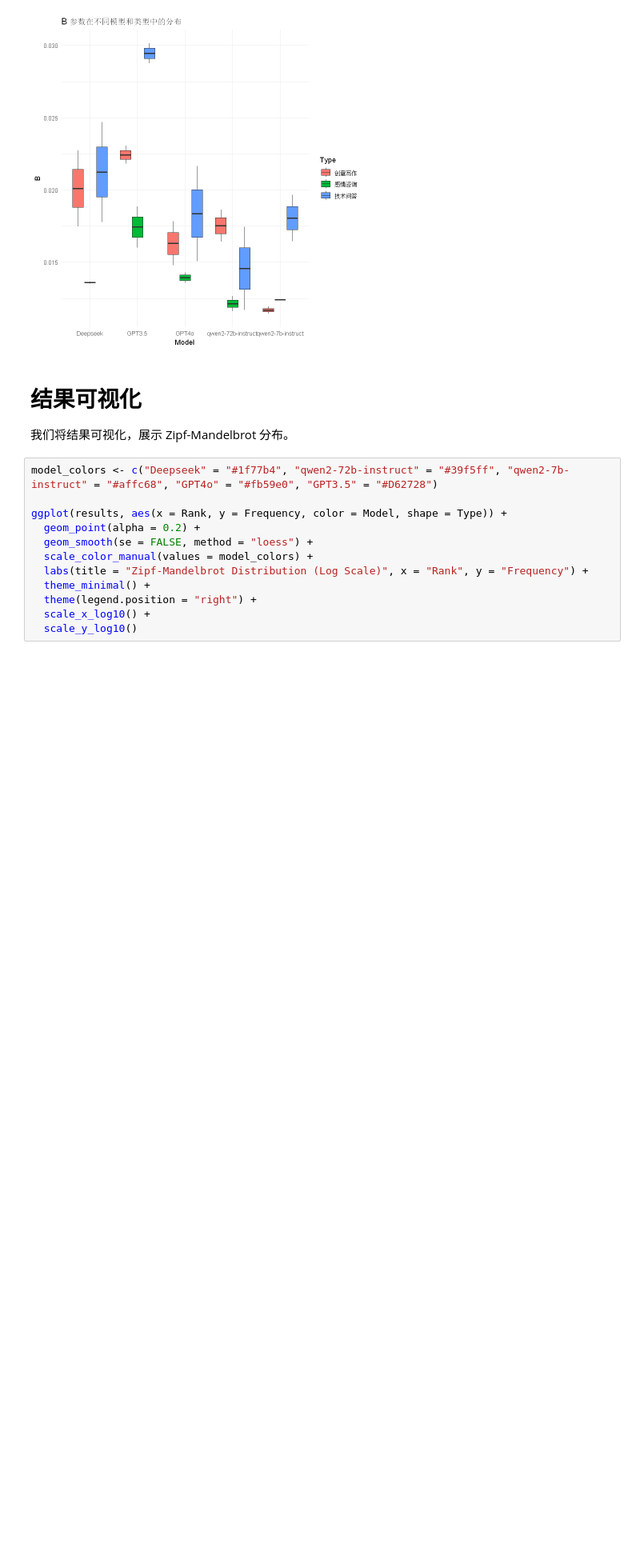
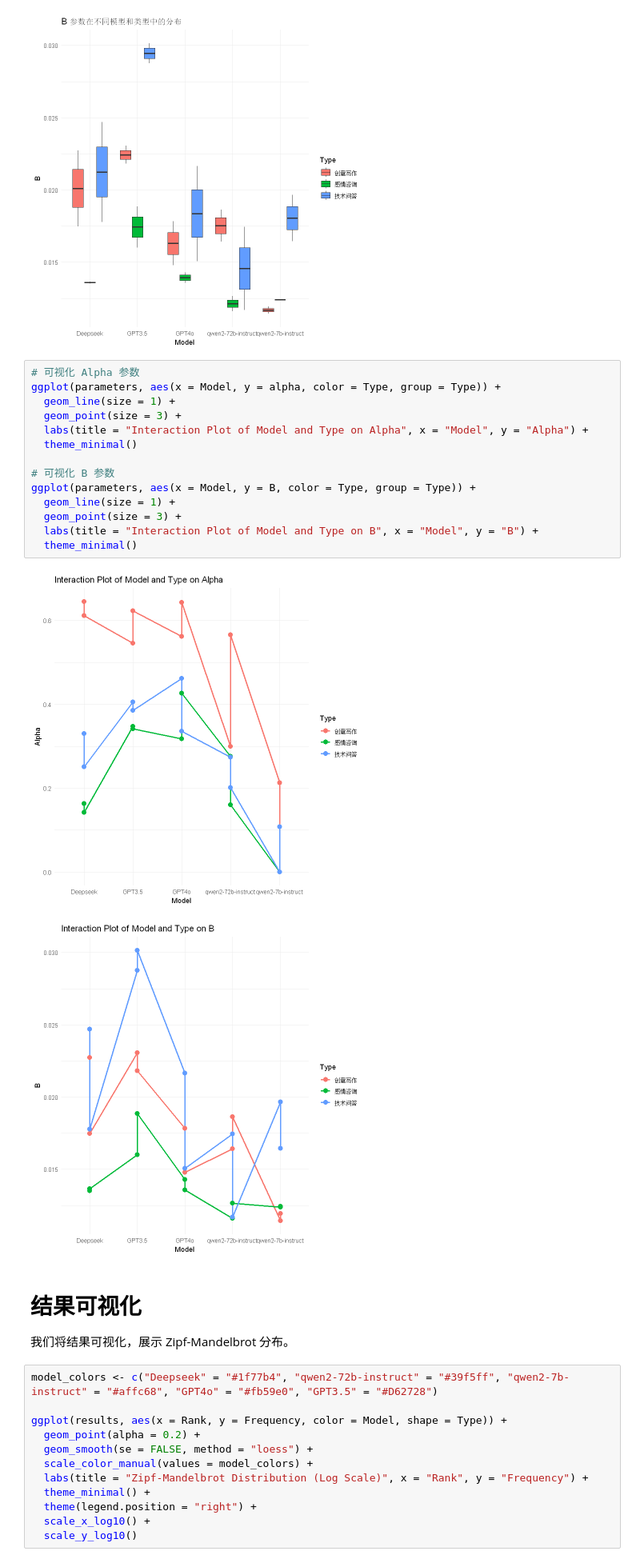
Before and after one commit to exusiaiwei/journey-learning-log, a Jupyter notebook: Doing/python/LLM_QL/Zipf-Mandelbrot.ipynb, the cells around one changed output. Shown at 80% size. Drawn from its saved outputs; the diff is of its cells as text; blank space fills up the shorter version.

Commit message:
✨ feat(zipf-mandelbrot.ipynb): Implement plot code for parameter Alpha and B

```diff
--- a/Doing/python/LLM_QL/Zipf-Mandelbrot.ipynb
+++ b/Doing/python/LLM_QL/Zipf-Mandelbrot.ipynb
@@ -246,6 +246,23 @@ ggplot(parameters, aes(x = Model, y = B, fill = Type)) +
 # %% [output]
 [figure]
 [figure]
+# %%
+# 可视化 Alpha 参数
+ggplot(parameters, aes(x = Model, y = alpha, color = Type, group = Type)) +
+  geom_line(size = 1) +
+  geom_point(size = 3) +
+  labs(title = "Interaction Plot of Model and Type on Alpha", x = "Model", y = "Alpha") +
+  theme_minimal()
+
+# 可视化 B 参数
+ggplot(parameters, aes(x = Model, y = B, color = Type, group = Type)) +
+  geom_line(size = 1) +
+  geom_point(size = 3) +
+  labs(title = "Interaction Plot of Model and Type on B", x = "Model", y = "B") +
+  theme_minimal()
+# %% [output]
+[figure, added]
+[figure, added]
 # %% [markdown]
 # 结果可视化
 
```
